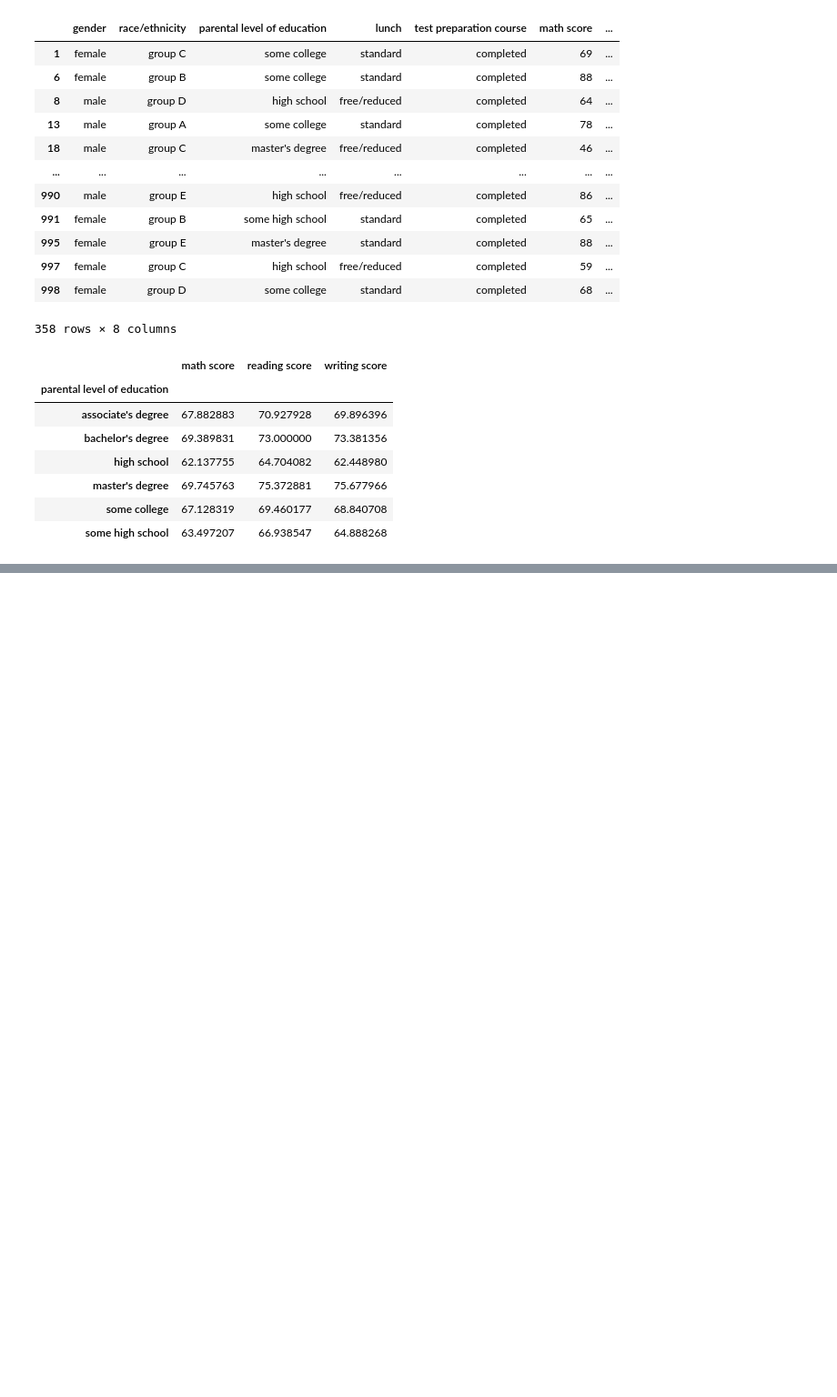
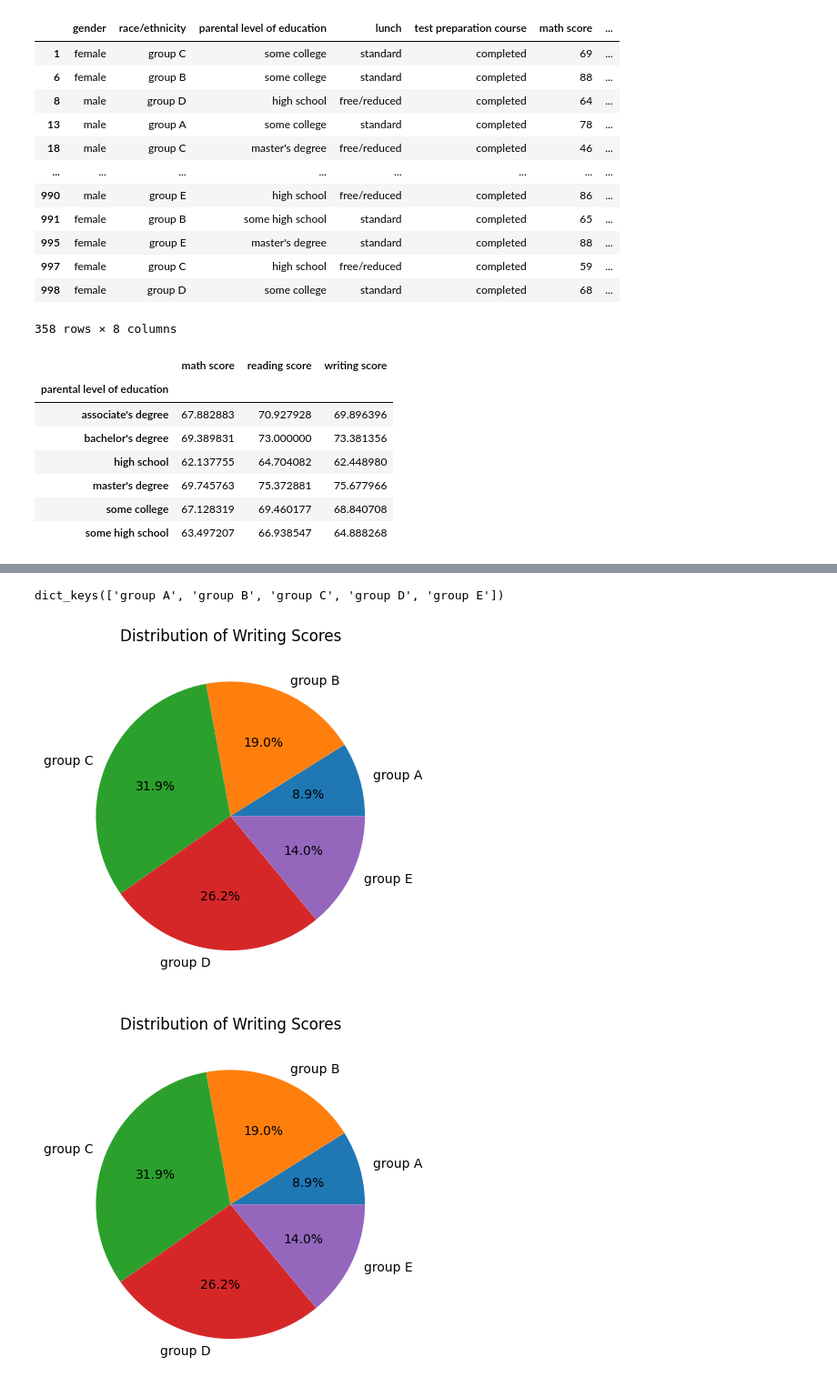
Before and after one commit to AkosGit/BEVADAT2022232, a Jupyter notebook: HAZI/HAZI04/HAZI04.ipynb, the cells around one changed output, grey strips where cells are left out. Shown at 91% size. Cells and saved outputs as stored; diff of their text form; code cells hidden in the pictures; blank space fills up the shorter version.

```diff
--- a/HAZI/HAZI04/HAZI04.ipynb
+++ b/HAZI/HAZI04/HAZI04.ipynb
@@ -205,3 +281,17 @@ Egy példa a kimenetre: fig
 return type: matplotlib.figure.Figure
 függvény neve: ethnicity_pie_chart
 '''
+# %%
+def ethnicity_pie_chart(df_data:pd.DataFrame):
+    new_df = df.copy()
+    g=new_df.groupby(['race/ethnicity'])
+    fig, ax = plt.subplots()
+    ax.set_title("Distribution of Writing Scores")
+    print(g.groups.keys())
+    ax.pie(g.count()["lunch"].values, labels=g.groups.keys(),autopct='%1.1f%%')
+    return fig
+ethnicity_pie_chart(df)
+# %% [output]
+dict_keys(['group A', 'group B', 'group C', 'group D', 'group E'])
+[figure, added]
+[figure, added]
```
Also changed, not shown: parts of 5 cells of this notebook, 3 other files.
